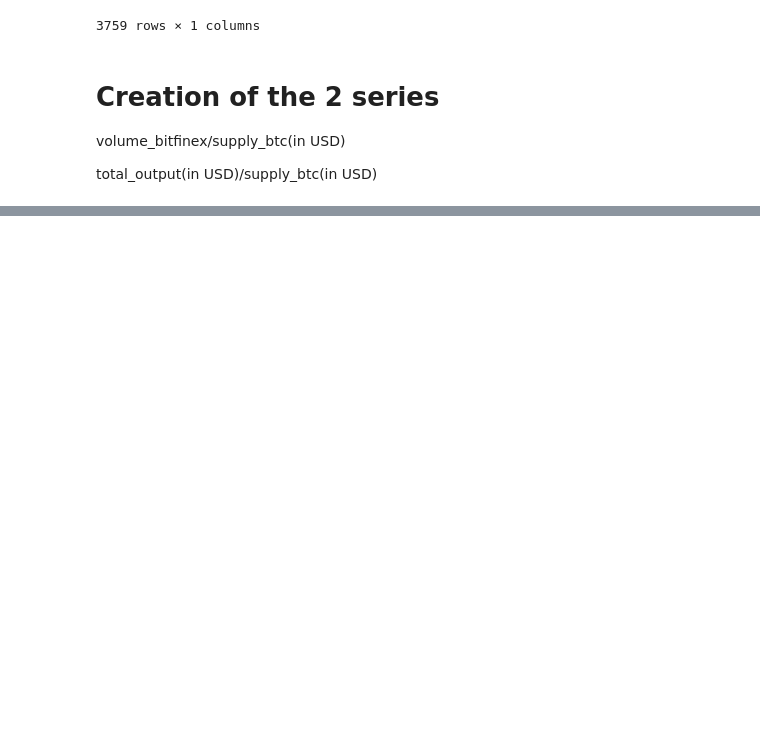
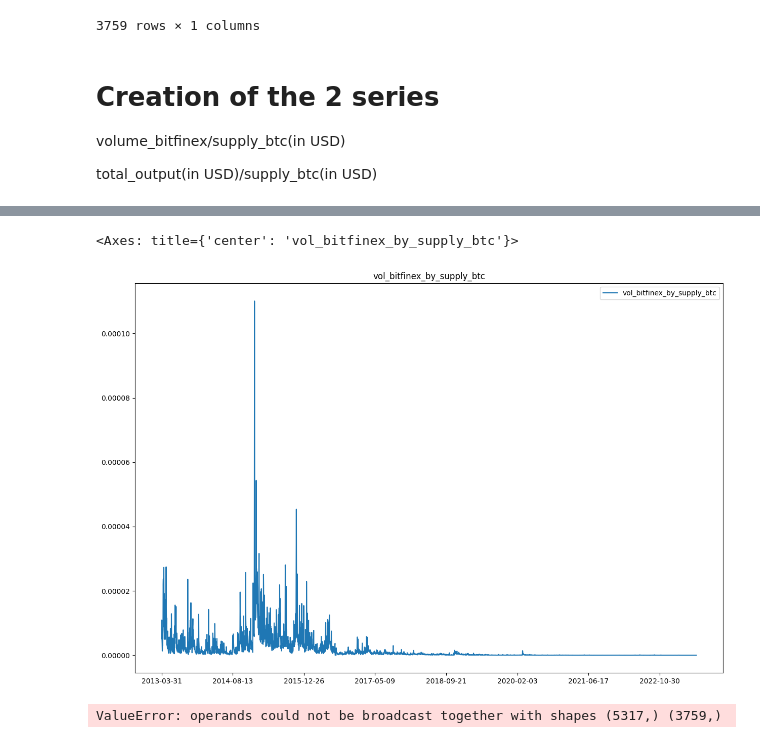
Before and after one commit to Moises-mfg/Analise-exploratoria-blockchain-Bitcoin, a Jupyter notebook: svar_bitcoin.ipynb, the cells around one changed output, grey strips where cells are left out. Cells and saved outputs as stored; diff of their text form; code cells hidden in the pictures; blank space fills up the shorter version.

```diff
--- a/svar_bitcoin.ipynb
+++ b/svar_bitcoin.ipynb
@@ -218,0 +186,11 @@ df_svar
+# %%
+vol_bitfinex_by_supply_btc = pd.DataFrame(df_bitfinex_volume["Daily Volume"].values/df_cumsum_supply_BTC_usd["cumsum_supply_usd"].values, index=df_cumsum_supply_BTC_usd.index.values, columns=["vol_bitfinex_by_supply_btc"])
+vol_bitfinex_by_supply_btc.plot(figsize=(15,10), title="vol_bitfinex_by_supply_btc")
+# %% [output]
+<Axes: title={'center': 'vol_bitfinex_by_supply_btc'}>
+[figure, added]
+# %%
+df_total_out_usd = pd.DataFrame(df_blockstats_daily_mean["total_out_usd"].values/df_cumsum_supply_BTC_usd["cumsum_supply_usd"].values, index=df_cumsum_supply_BTC_usd.index.values, columns=["total_out_usd"])
+df_total_out_usd
+# %% [output]
+ValueError: operands could not be broadcast together with shapes (5317,) (3759,)
```
Also changed, not shown: parts of 12 cells of this notebook.
